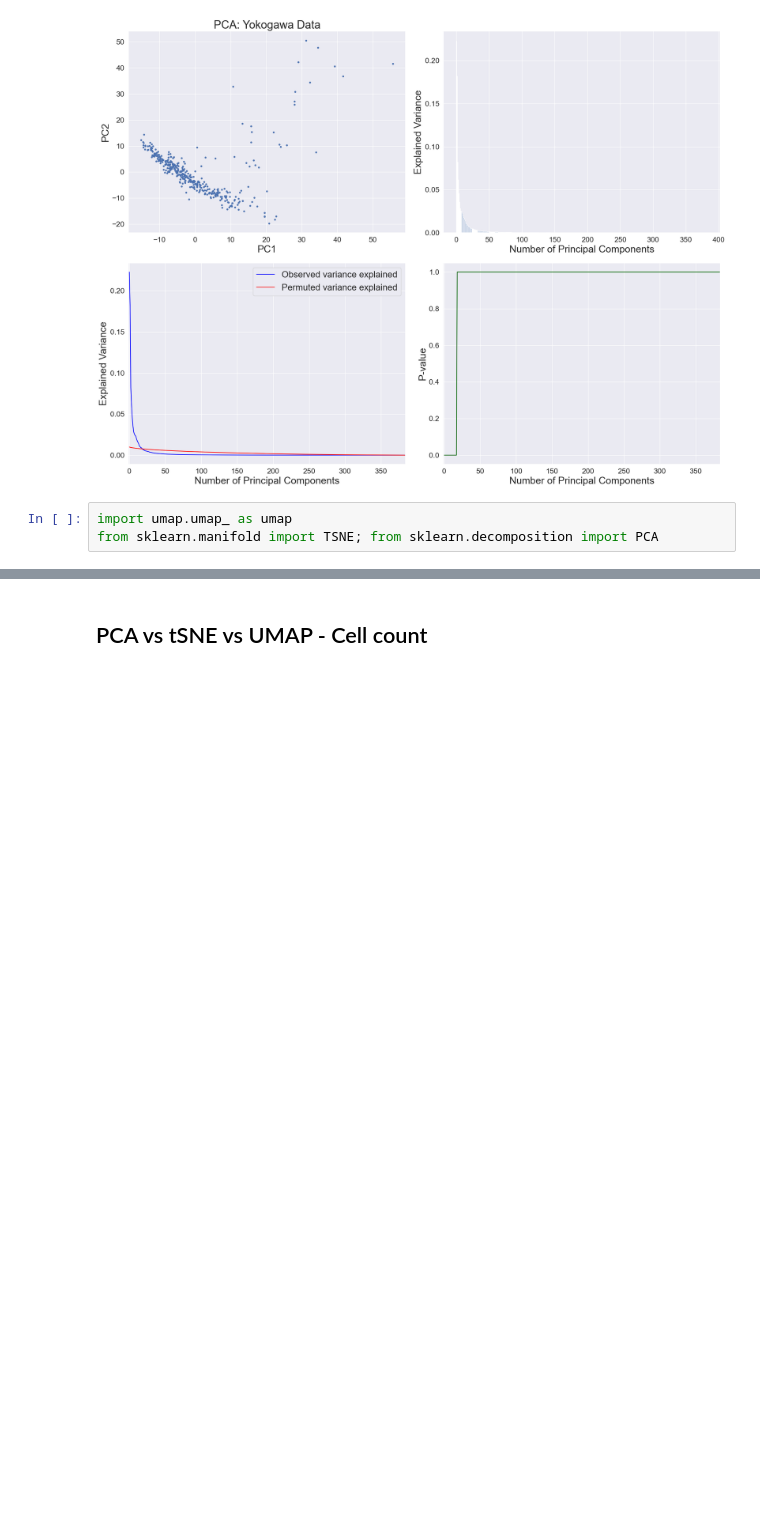
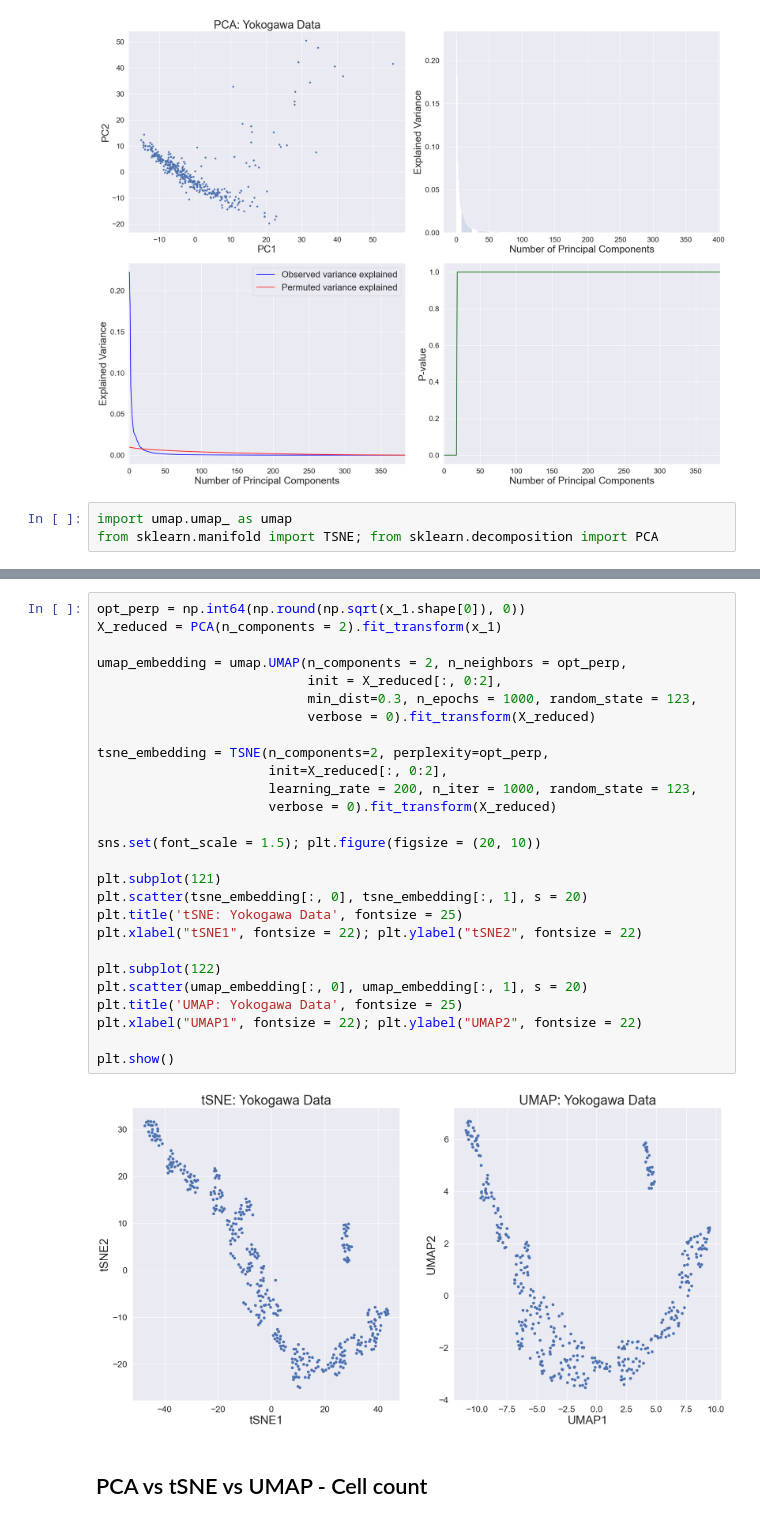
Before and after one commit to BharathiVeerasankar/Exploring-High-dimensional-Cell-painting-data, a Jupyter notebook: UMAP_&_tSNE.ipynb, the cells around one changed output, grey strips where cells are left out. Drawn from its saved outputs; the diff is of its cells as text; blank space fills up the shorter version.

```diff
--- a/UMAP_&_tSNE.ipynb
+++ b/UMAP_&_tSNE.ipynb
@@ -120,3 +148,32 @@ from sklearn.manifold import TSNE; from sklearn.decomposition import PCA
+# %%
+opt_perp = np.int64(np.round(np.sqrt(x_1.shape[0]), 0))
+X_reduced = PCA(n_components = 2).fit_transform(x_1)
+
+umap_embedding = umap.UMAP(n_components = 2, n_neighbors = opt_perp,
+                           init = X_reduced[:, 0:2],
+                           min_dist=0.3, n_epochs = 1000, random_state = 123,
+                           verbose = 0).fit_transform(X_reduced)
+
+tsne_embedding = TSNE(n_components=2, perplexity=opt_perp,
+                      init=X_reduced[:, 0:2],
+                      learning_rate = 200, n_iter = 1000, random_state = 123,
+                      verbose = 0).fit_transform(X_reduced)
+
+sns.set(font_scale = 1.5); plt.figure(figsize = (20, 10))
+
+plt.subplot(121)
+plt.scatter(tsne_embedding[:, 0], tsne_embedding[:, 1], s = 20)
+plt.title('tSNE: Yokogawa Data', fontsize = 25)
+plt.xlabel("tSNE1", fontsize = 22); plt.ylabel("tSNE2", fontsize = 22)
+
+plt.subplot(122)
+plt.scatter(umap_embedding[:, 0], umap_embedding[:, 1], s = 20)
+plt.title('UMAP: Yokogawa Data', fontsize = 25)
+plt.xlabel("UMAP1", fontsize = 22); plt.ylabel("UMAP2", fontsize = 22)
+
+plt.show()
+# %% [output]
+[figure, added]
 # %% [markdown]
 ## PCA vs tSNE vs UMAP - Cell count
 # %%
```
Also changed, not shown: parts of 1 cell of this notebook.
